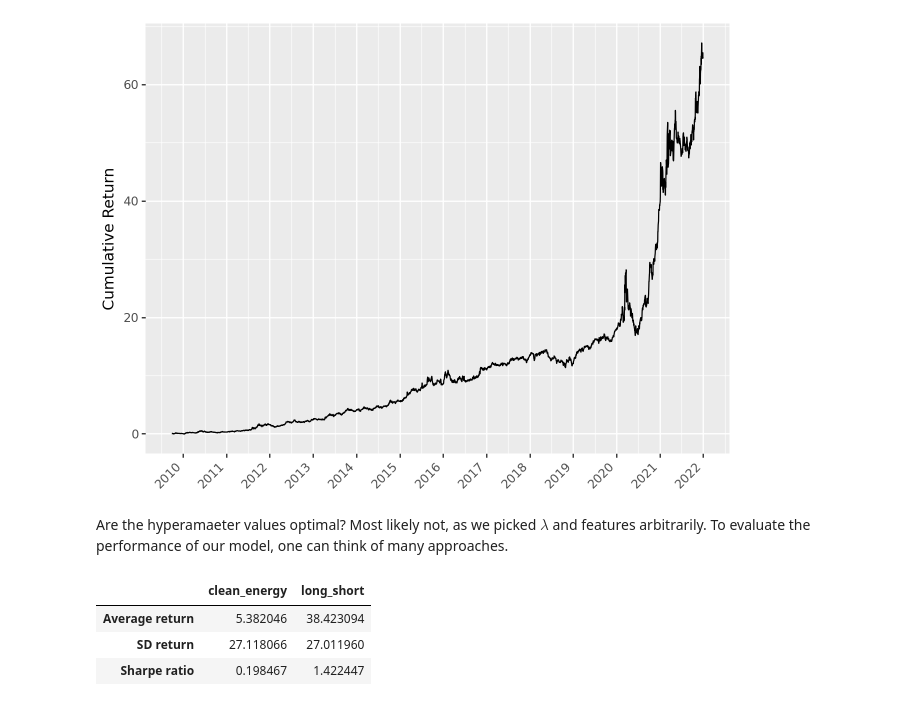
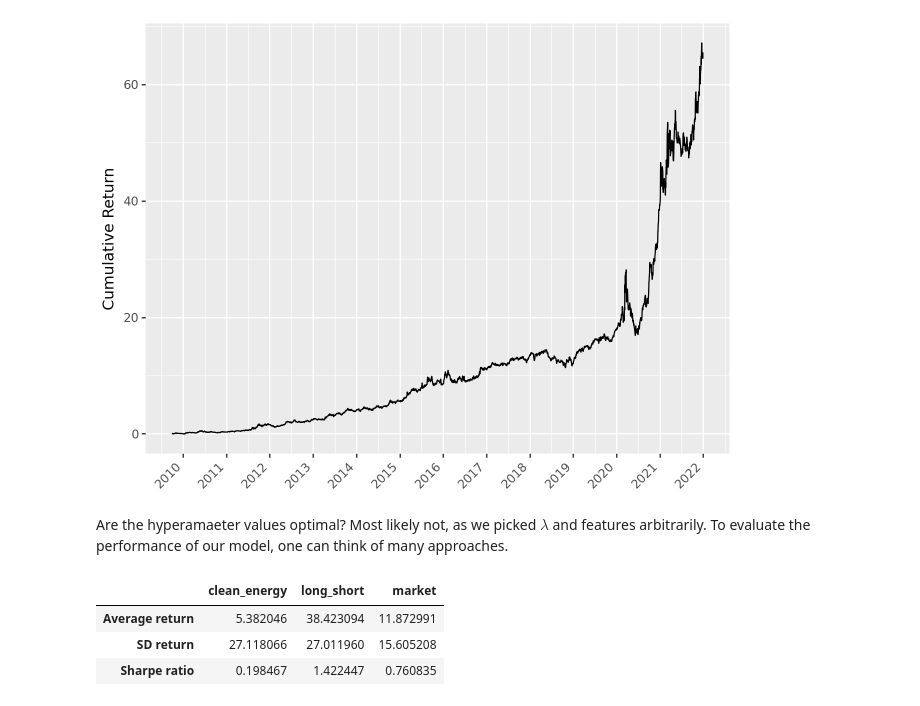
Before and after one commit to tlorans/climateriskspst, a Jupyter notebook: green_factor.ipynb, the cells around one changed output. Drawn from its saved outputs; the diff is of its cells as text; code cells hidden in the pictures.

```diff
--- a/green_factor.ipynb
+++ b/green_factor.ipynb
@@ -442,16 +442,26 @@ def evaluate_parameters(ret_strats,
     )
 
     return evaluation_stats
+# %%
+market = (returns_daily
+          .query("name == 'market'")
+          .set_index("date")
+          .ret
+          .reset_index(name = "market")
+)
 # %%
 ret_strats = (
     long_short
     .drop(columns = ['regime'])
+    .merge(market, on = 'date', how = 'inner')
     .melt(id_vars = ['date'], var_name = 'strat', value_name = 'ret')
 )
 
+ret_strats.head()
+
 evaluate_parameters(ret_strats)
 # %% [output]
-|  | clean_energy | long_short |
-| Average return | 5.382046 | 38.423094 |
-| SD return | 27.118066 | 27.011960 |
-| Sharpe ratio | 0.198467 | 1.422447 |
+|  | clean_energy | long_short | market |
+| Average return | 5.382046 | 38.423094 | 11.872991 |
+| SD return | 27.118066 | 27.011960 | 15.605208 |
+| Sharpe ratio | 0.198467 | 1.422447 | 0.760835 |
```
